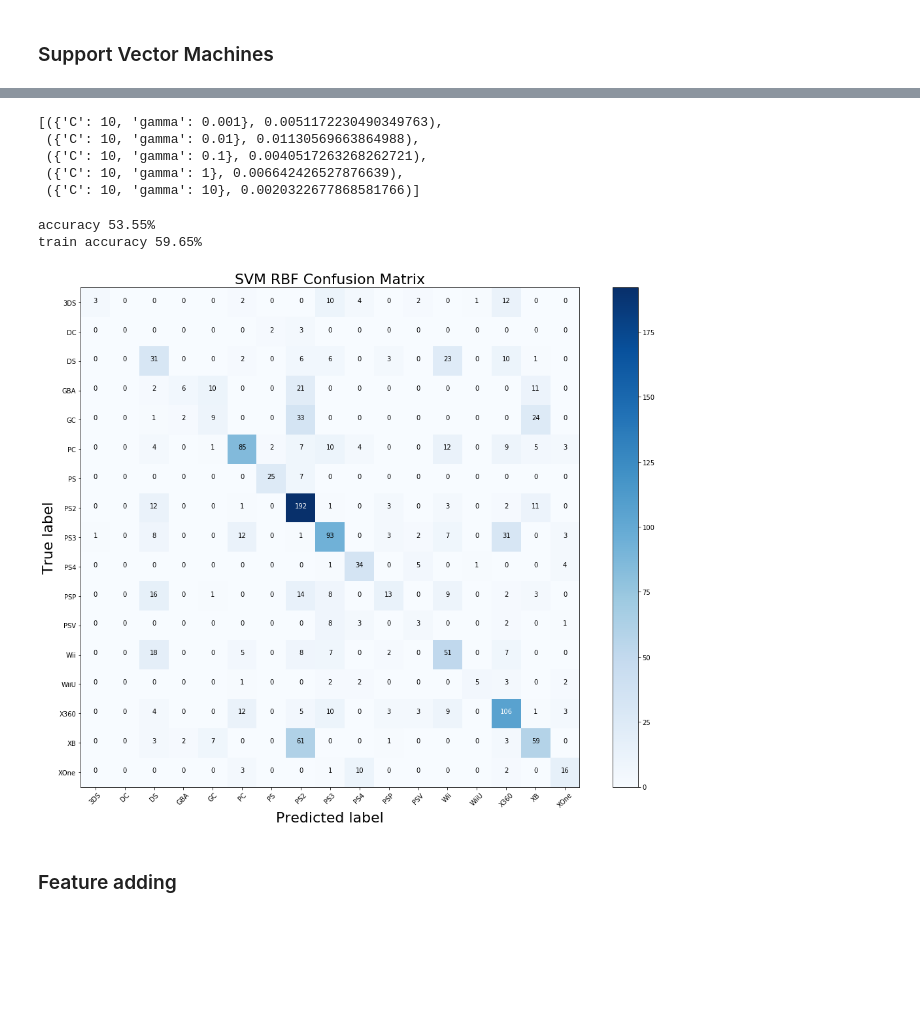
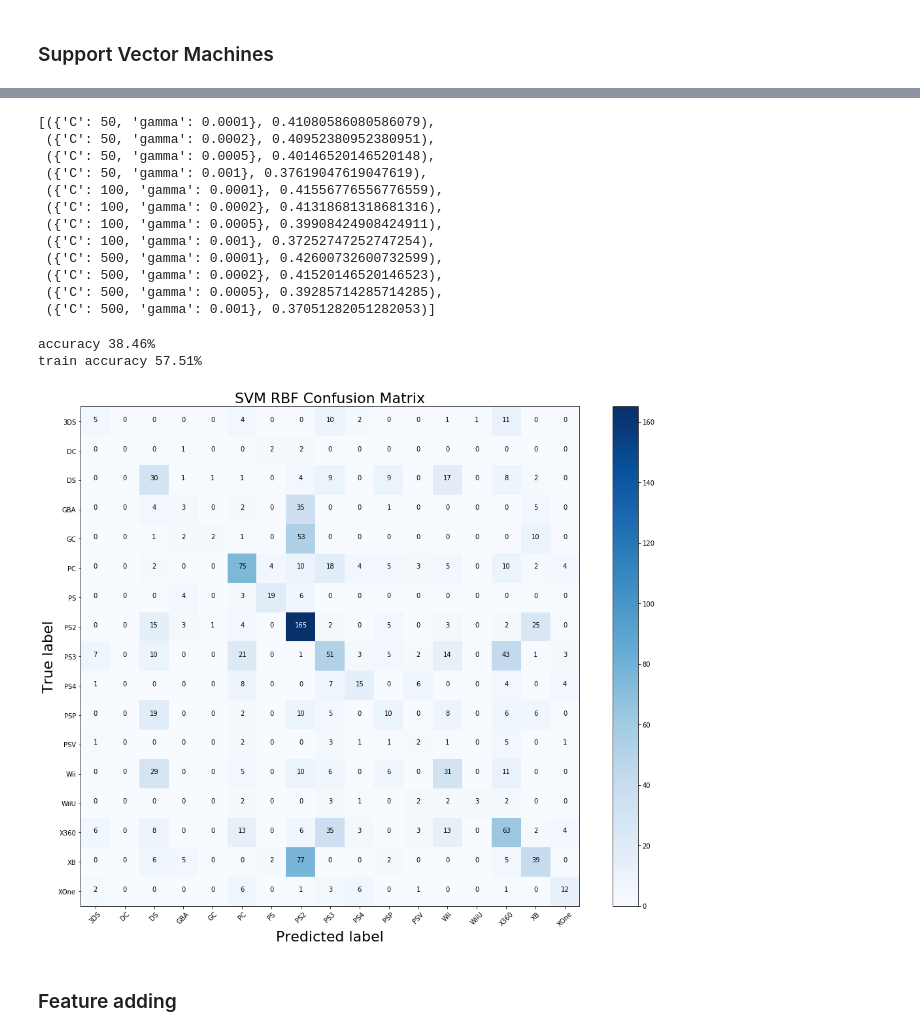
Before and after one commit to PedroLFerreira/Videogame-Data-Mining, a Jupyter notebook: videogames.ipynb, the cells around one changed output, grey strips where cells are left out. Drawn from its saved outputs; the diff is of its cells as text; code cells hidden in the pictures; blank space fills up the shorter version.

```diff
--- a/videogames.ipynb
+++ b/videogames.ipynb
@@ -403,6 +382,8 @@ train/test split
 from sklearn.model_selection import train_test_split
 from sklearn.discriminant_analysis import LinearDiscriminantAnalysis
 from sklearn.decomposition import PCA
+from tools import plot_confusion_matrix, gen_log_space, cross_validate_model
+from sklearn.metrics import confusion_matrix, accuracy_score
 
 features = ['Year_of_Release', 'NA_Sales',
        'EU_Sales', 'JP_Sales', 'Other_Sales', 'Global_Sales', 'Critic_Score',
@@ -415,8 +396,6 @@ dropped = df[['Year_of_Release', 'NA_Sales',
 
 x_train, x_test, y_train, y_test = train_test_split(dropped, classes, test_size=0.2, random_state=69)
 
-DimensionalityReduction = LinearDiscriminantAnalysis()
-#DimensionalityReduction = PCA()
+#DimensionalityReduction = LinearDiscriminantAnalysis()
+DimensionalityReduction = PCA()
 DimensionalityReduction.fit(x_train,y_train)
-x_train = DimensionalityReduction.transform(x_train)
-x_test = DimensionalityReduction.transform(x_test)
@@ -570,12 +556,12 @@ train accuracy 46.56%
 # %% [markdown]
 ### Curiosity
 # %%
-model = DecisionTreeClassifier(max_depth=12)
+model = DecisionTreeClassifier(max_depth=11)
 model.fit(x_train, y_train)
 print('accuracy {:.2f}%'.format(accuracy_score(y_test, model.predict(x_test))*100))
 data = export_graphviz(model, out_file=None, feature_names=features,
                        class_names=model.classes_, rounded=True,
-                       filled=True, special_characters=True, max_depth=4)
+                       filled=True, special_characters=True, max_depth=1)
 import graphviz
 
 graph = graphviz.Source(data)
@@ -673,8 +657,8 @@ train accuracy 61.17%
 # %%
 from sklearn.model_selection import GridSearchCV
 
-Cs = [10]
-gammas = [0.001, 0.01, 0.1, 1, 10]
+Cs = [500, 1000, 5000]
+gammas = [0.00001, 0.00002, 0.00005, 0.0001]
 param_grid = {'C': Cs, 'gamma' : gammas}
 grid_search = GridSearchCV(SVC(kernel='rbf'), param_grid, n_jobs=-1, verbose=2, return_train_score=True)
 grid_search.fit(x_train, y_train)
@@ -710,26 +686,33 @@ Fitting 3 folds for each of 5 candidates, totalling 15 fits
 # %%
-list(zip(grid_search.cv_results_['params'],grid_search.cv_results_['std_test_score']))
+list(zip(grid_search.cv_results_['params'],grid_search.cv_results_['mean_test_score']))
 # %% [output]
-[({'C': 10, 'gamma': 0.001}, 0.0051172230490349763),
- ({'C': 10, 'gamma': 0.01}, 0.01130569663864988),
- ({'C': 10, 'gamma': 0.1}, 0.0040517263268262721),
- ({'C': 10, 'gamma': 1}, 0.006642426527876639),
- ({'C': 10, 'gamma': 10}, 0.0020322677868581766)]
+[({'C': 50, 'gamma': 0.0001}, 0.41080586080586079),
+ ({'C': 50, 'gamma': 0.0002}, 0.40952380952380951),
+ ({'C': 50, 'gamma': 0.0005}, 0.40146520146520148),
+ ({'C': 50, 'gamma': 0.001}, 0.37619047619047619),
+ ({'C': 100, 'gamma': 0.0001}, 0.41556776556776559),
+ ({'C': 100, 'gamma': 0.0002}, 0.41318681318681316),
+ ({'C': 100, 'gamma': 0.0005}, 0.39908424908424911),
+ ({'C': 100, 'gamma': 0.001}, 0.37252747252747254),
+ ({'C': 500, 'gamma': 0.0001}, 0.42600732600732599),
+ ({'C': 500, 'gamma': 0.0002}, 0.41520146520146523),
+ ({'C': 500, 'gamma': 0.0005}, 0.39285714285714285),
+ ({'C': 500, 'gamma': 0.001}, 0.37051282051282053)]
 # %%
-model = SVC(decision_function_shape='ovr', kernel='rbf', gamma=0.1)
+model = SVC(decision_function_shape='ovr', kernel='rbf', gamma=0.001, C=10)
 
 model.fit(x_train, y_train)
 
 cm = confusion_matrix(y_test, model.predict(x_test))
 print('accuracy {:.2f}%'.format(accuracy_score(y_test, model.predict(x_test))*100))
 print('train accuracy {:.2f}%'.format(accuracy_score(y_train, model.predict(x_train))*100))
 #print(cm)
 plot_confusion_matrix(cm, classes=model.classes_, title='SVM RBF Confusion Matrix')
-plt.savefig('SVMRbfConfusionMatrixLDA.pdf')
+#plt.savefig('SVMRbfConfusionMatrixLDA.pdf')
 # %% [output]
-accuracy 53.55%
-train accuracy 59.65%
+accuracy 38.46%
+train accuracy 57.51%
-[figure, old version]
+[figure, new version]
 # %% [markdown]
 ### Feature adding
 # %%
```
Also changed, not shown: parts of 23 cells of this notebook.
